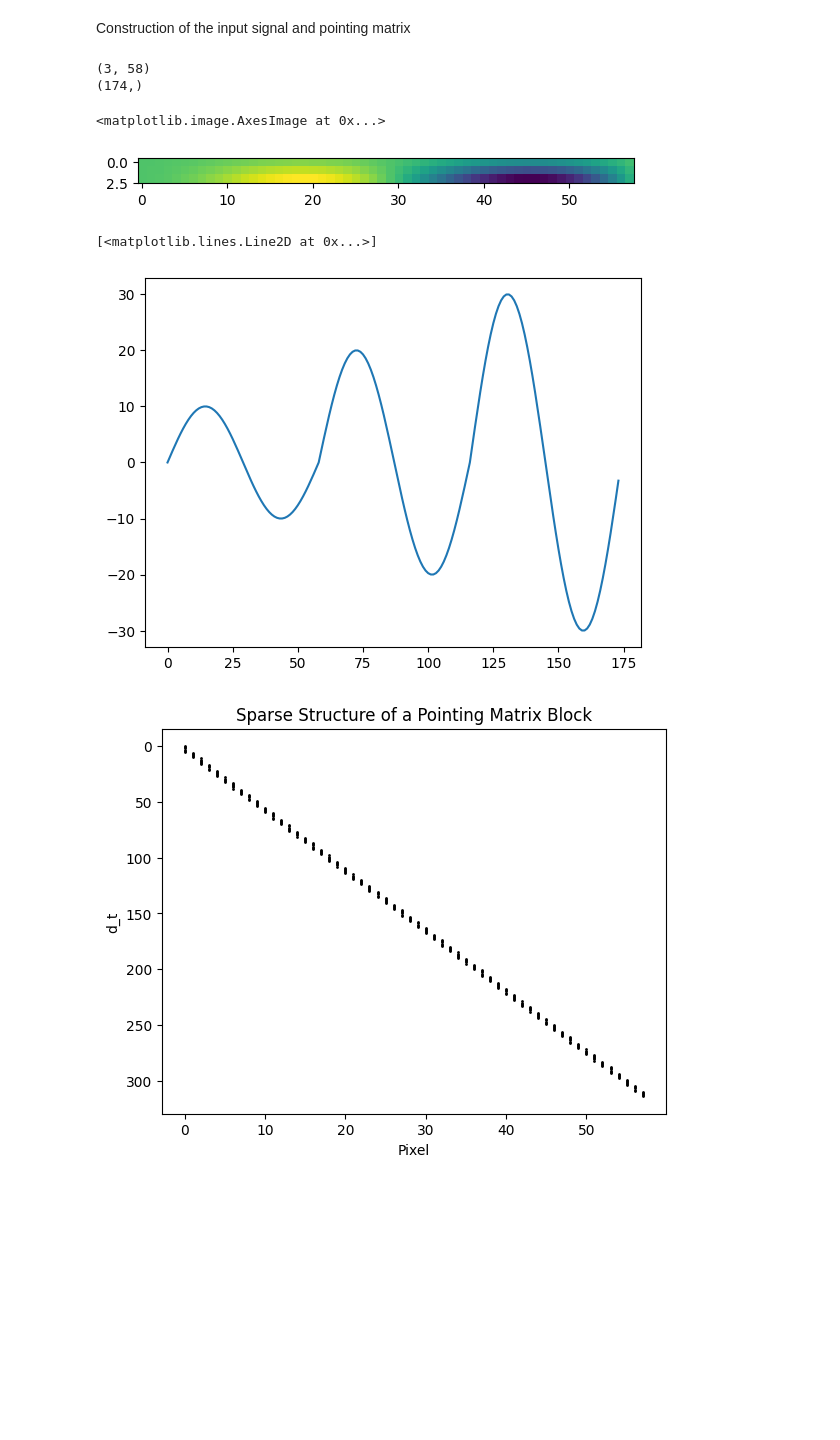
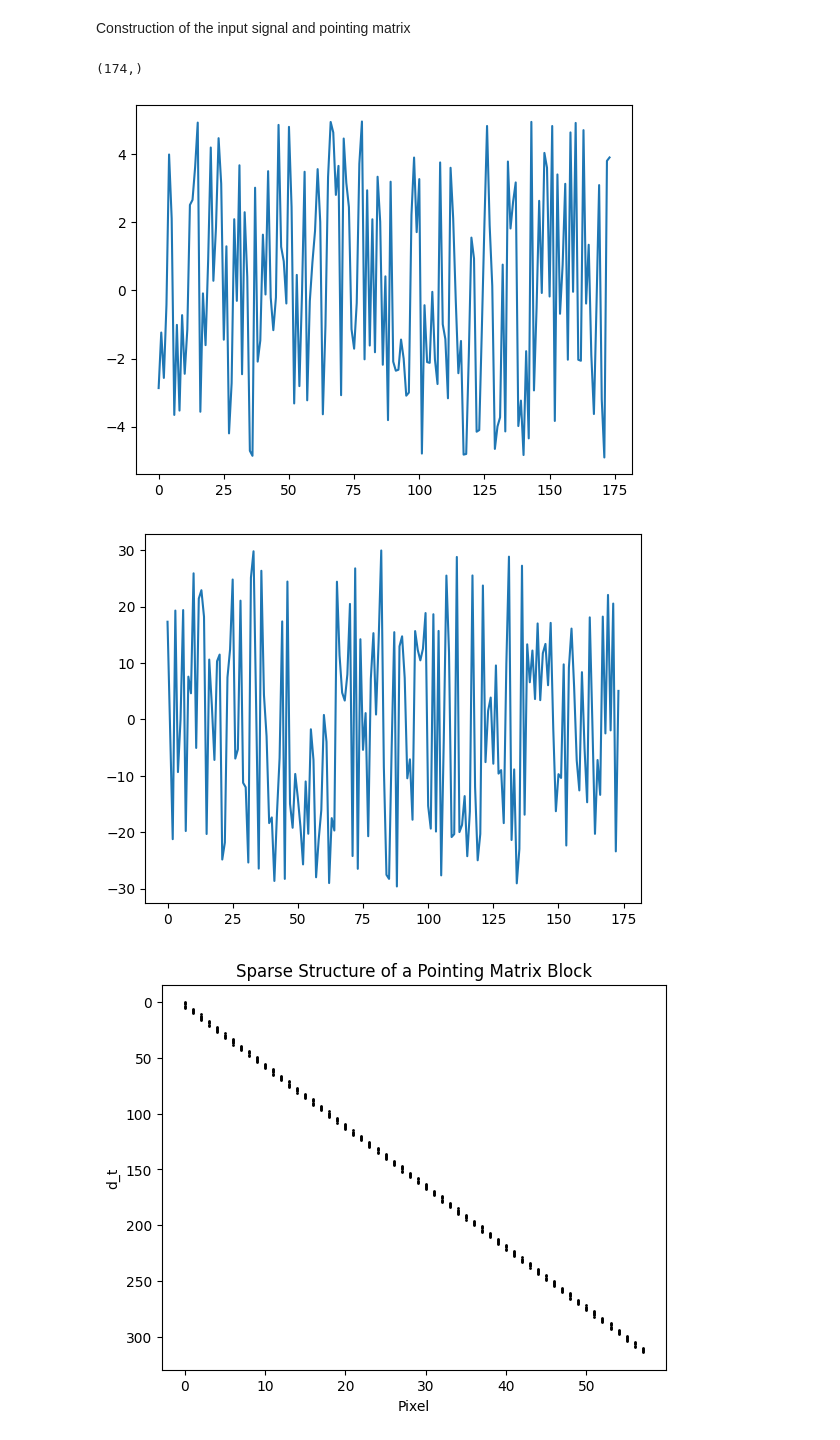
Before and after one commit to Rachel-0420/Toy-Model-for-Field-Level, a Jupyter notebook: SPT-3G_simulation.ipynb, the cells around one changed output. Saved outputs shown, nothing was run; the diff lists cells and outputs as text; code cells hidden in the pictures; blank space fills up the shorter version.

```diff
--- a/SPT-3G_simulation.ipynb
+++ b/SPT-3G_simulation.ipynb
@@ -28,30 +28,32 @@ Construction of the input signal and pointing matrix
 N_d, N_t, N_p = 3, int(150 * 2.1), 58
 
 # original signal
-signal_org = [[0] * N_p for _ in range(N_d)]
-for i in range(N_d):
-    for j in range(N_p):
-        # signal_org[i][j] = 5 * (i + 1) * j * math.sin((2 * math.pi / N_p) * j)
-        signal_org[i][j] = 10 * (i + 1) * math.sin((2 * math.pi / N_p) * j)
-signal_org = np.array(signal_org)
-print(np.shape(signal_org))
+# signal_org = [[0] * N_p for _ in range(N_d)]
+# for i in range(N_d):
+#     for j in range(N_p):
+#         # signal_org[i][j] = 5 * (i + 1) * j * math.sin((2 * math.pi / N_p) * j)
+#         signal_org[i][j] = 10 * (i + 1) * math.sin((2 * math.pi / N_p) * j)
+# signal_org = np.array(signal_org)
+# print(np.shape(signal_org))
+signal_1 = np.random.uniform(low=-5, high=5, size=N_p*N_d)
+signal_2 = np.random.uniform(low=-30, high=30, size=N_p*N_d)
 
 # converted signal array
-signal = signal_org.reshape(N_d * N_p,)
-print(np.shape(signal))
+#bsignal = signal_org.reshape(N_d * N_p,)
+print(np.shape(signal_1))
 # %% [output]
-(3, 58)
 (174,)
 # %%
-plt.imshow(signal_org)
+# plt.imshow(signal_org)
-# %% [output]
-<matplotlib.image.AxesImage at 0x...>
-[figure, removed]
 # %%
-plt.plot(signal)
+plt.plot(signal_1)
+plt.show()
+
+plt.plot(signal_2)
+plt.show()
 # %% [output]
-[<matplotlib.lines.Line2D at 0x...>]
-[figure, old version]
+[figure, new version]
+[figure, added]
 # %%
 # pointing matrix block: the pointing matrix if there were only one detector (which will not be used)
 
```
Also changed, not shown: parts of 11 cells of this notebook.
